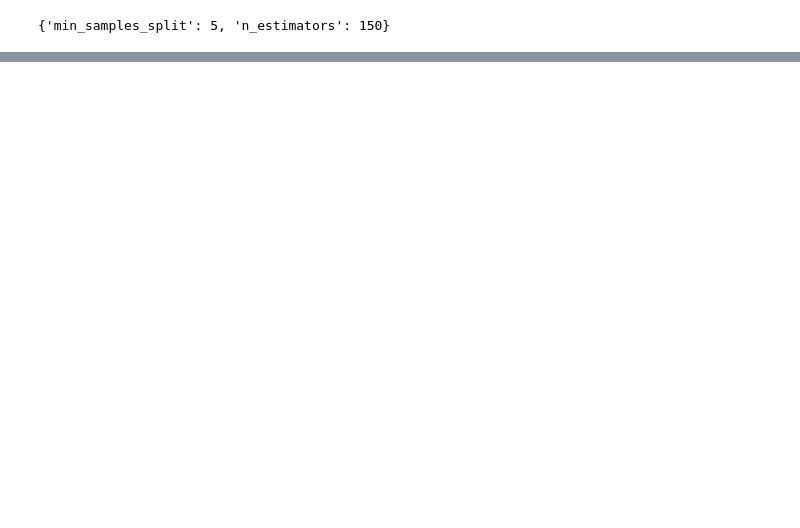
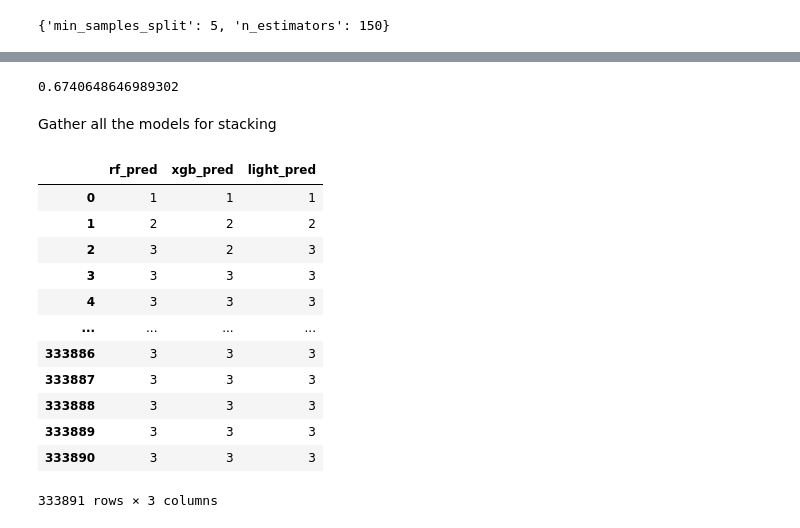
Before and after one commit to jackyho112/earthquake-damage-prediction, a Jupyter notebook: wrangling.ipynb, the cells around one changed output, grey strips where cells are left out. Drawn from its saved outputs; the diff is of its cells as text; code cells hidden in the pictures; blank space fills up the shorter version.

```diff
--- a/wrangling.ipynb
+++ b/wrangling.ipynb
@@ -285,0 +442,16 @@ dtype: float64
+# %%
+f1_score(y_test, light_pred, average='micro')
+# %% [output]
+0.6740648646989302
+# %% [markdown]
+Gather all the models for stacking
+# %%
+rf_model = RandomForestClassifier(min_samples_split = 5, n_estimators = 150).fit(X_train, y_train)
+xgb_model = XGBClassifier(colsample_bytree = 0.8, max_depth = 4).fit(X_train, y_train)
+light_model = LGBMClassifier(min_data_in_leaf = 80, num_leaves = 12).fit(X_train, y_train)
+# %%
+stacking_train_df = pd.DataFrame({
+ 'rf_pred': rf_model.predict(X_train),
+  'xgb_pred': xgb_model.predict(X_train),
+  'light_pred': light_model.predict(X_train)
+})
@@ -285,0 +464,16 @@ dtype: float64
+# %%
+stacking_train_df
+# %% [output]
+|  | rf_pred | xgb_pred | light_pred |
+| 0 | 1 | 1 | 1 |
+| 1 | 2 | 2 | 2 |
+| 2 | 3 | 2 | 3 |
+| 3 | 3 | 3 | 3 |
+| 4 | 3 | 3 | 3 |
+| ... | ... | ... | ... |
+| 333886 | 3 | 3 | 3 |
+| 333887 | 3 | 3 | 3 |
+| 333888 | 3 | 3 | 3 |
+| 333889 | 3 | 3 | 3 |
+| 333890 | 3 | 3 | 3 |
+333891 rows × 3 columns
```
Also changed, not shown: parts of 42 cells of this notebook, 1 other file.
